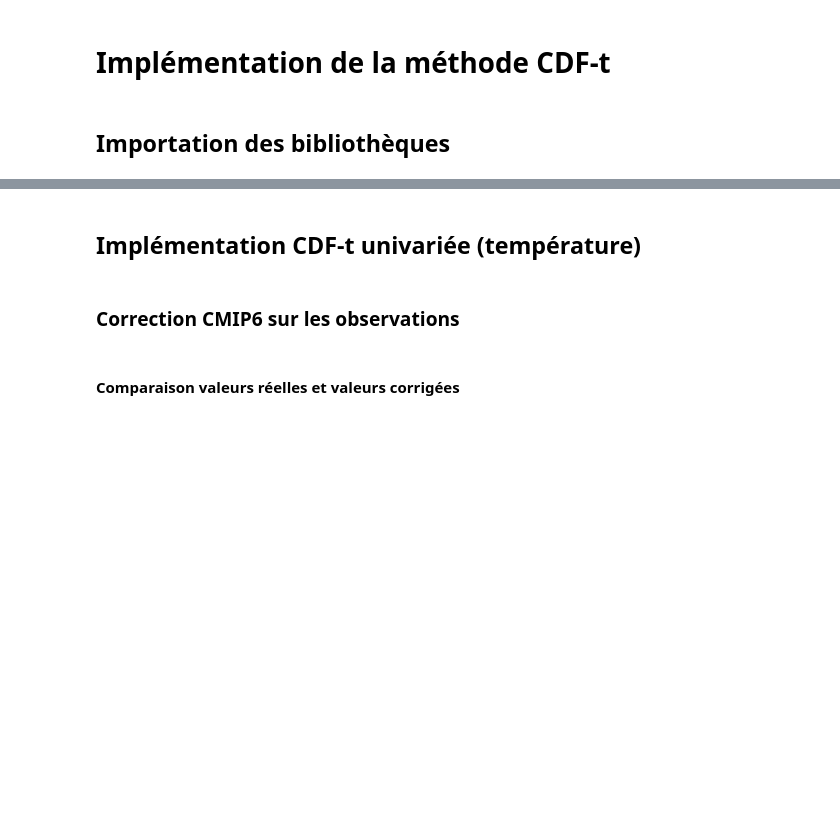
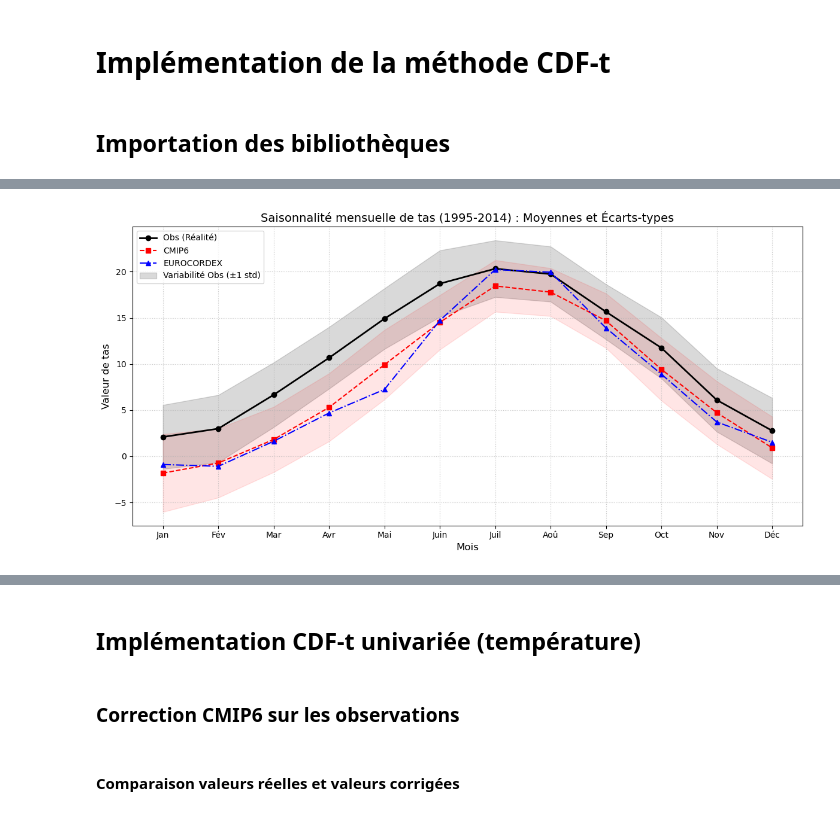
Before and after one commit to tristanczz/statapp_edf_25, a Jupyter notebook: CDF-t.ipynb, the cells around one changed output, grey strips where cells are left out. Saved outputs shown, nothing was run; the diff lists cells and outputs as text; code cells hidden in the pictures; blank space fills up the shorter version.

Commit message:
stat desc

```diff
--- a/CDF-t.ipynb
+++ b/CDF-t.ipynb
@@ -19,0 +29,82 @@ from scipy import stats
+# %%
+import matplotlib.pyplot as plt
+import seaborn as sns
+from IPython.display import display
+
+# --- Paramètres ---
+years_desc = (1995, 2014)
+var_name = "tas"
+
+# --- Préparation des listes pour stocker les données ---
+stats_mensuelles = []
+obs_global = []
+cmip6_global = []
+euro_global = []
+
+# 1. BOUCLE SUR LES MOIS POUR EXTRAIRE LES DONNÉES
+for m in range(1, 13):
+    # Extraction via ta fonction existante
+    df_obs = csv_to_pd_univ(path_obs, m, var_name, years=years_desc)
+    df_cmip6 = csv_to_pd_univ(path_CMIP6_hist, m, var_name, years=years_desc)
+    df_euro = csv_to_pd_univ(path_EUROCORDEX_hist, m, var_name, years=years_desc)
+
+    # Stockage pour les stats globales annuelles
+    obs_global.append(df_obs)
+    cmip6_global.append(df_cmip6)
+    euro_global.append(df_euro)
+
+    # Calcul des métriques pour la saisonnalité du mois 'm'
+    stats_mensuelles.append({
+        'Mois': m,
+        'Obs_Moyenne': df_obs[var_name].mean(),
+        'Obs_Std': df_obs[var_name].std(),
+        'CMIP6_Moyenne': df_cmip6[var_name].mean(),
+        'CMIP6_Std': df_cmip6[var_name].std(),
+        'Euro_Moyenne': df_euro[var_name].mean(),
+        'Euro_Std': df_euro[var_name].std()
+    })
+
+df_saisonnalite = pd.DataFrame(stats_mensuelles)
+
+# 2. STATISTIQUES GLOBALES SUR 20 ANS (Tableau récapitulatif classique + Quantiles)
+df_obs_all = pd.concat(obs_global)
+df_cmip6_all = pd.concat(cmip6_global)
+df_euro_all = pd.concat(euro_global)
+
+df_comparaison = pd.DataFrame({
+    'Observations': df_obs_all[var_name].describe(percentiles=[0.05, 0.25, 0.5, 0.75, 0.95]),
+    'CMIP6 (Hist)': df_cmip6_all[var_name].describe(percentiles=[0.05, 0.25, 0.5, 0.75, 0.95]),
+    'EUROCORDEX': df_euro_all[var_name].describe(percentiles=[0.05, 0.25, 0.5, 0.75, 0.95])
+})
+
+print("=== STATISTIQUES DESCRIPTIVES GLOBALES (1995-2014) ===")
+display(df_comparaison)
+
+# 3. GRAPHIQUE DE LA SAISONNALITÉ MENSUELLE
+plt.figure(figsize=(12, 6))
+
+# Tracé des moyennes mensuelles
+plt.plot(df_saisonnalite['Mois'], df_saisonnalite['Obs_Moyenne'], label='Obs (Réalité)', color='black', marker='o', linewidth=2)
+plt.plot(df_saisonnalite['Mois'], df_saisonnalite['CMIP6_Moyenne'], label='CMIP6', color='red', marker='s', linestyle='--')
+plt.plot(df_saisonnalite['Mois'], df_saisonnalite['Euro_Moyenne'], label='EUROCORDEX', color='blue', marker='^', linestyle='-.')
+
+# Ajout des zones d'écarts-types pour l'observation et un modèle (pour comparer la variabilité)
+plt.fill_between(df_saisonnalite['Mois'],
+                 df_saisonnalite['Obs_Moyenne'] - df_saisonnalite['Obs_Std'],
+                 df_saisonnalite['Obs_Moyenne'] + df_saisonnalite['Obs_Std'],
+                 color='black', alpha=0.15, label="Variabilité Obs (±1 std)")
+
+plt.fill_between(df_saisonnalite['Mois'],
+                 df_saisonnalite['CMIP6_Moyenne'] - df_saisonnalite['CMIP6_Std'],
+                 df_saisonnalite['CMIP6_Moyenne'] + df_saisonnalite['CMIP6_Std'],
+                 color='red', alpha=0.1)
+
+plt.title(f'Saisonnalité mensuelle de {var_name} (1995-2014) : Moyennes et Écarts-types', fontsize=14)
+plt.xlabel('Mois', fontsize=12)
+plt.ylabel(f'Valeur de {var_name}', fontsize=12)
+plt.xticks(range(1, 13), ['Jan', 'Fév', 'Mar', 'Avr', 'Mai', 'Juin', 'Juil', 'Aoû', 'Sep', 'Oct', 'Nov', 'Déc'])
+plt.legend(loc='upper left')
+plt.grid(True, linestyle=':', alpha=0.7)
+plt.tight_layout()
+plt.show()
+# %% [output]
@@ -19,0 +123 @@ from scipy import stats
+[figure, added]
```
Also changed, not shown: parts of 7 cells of this notebook.
